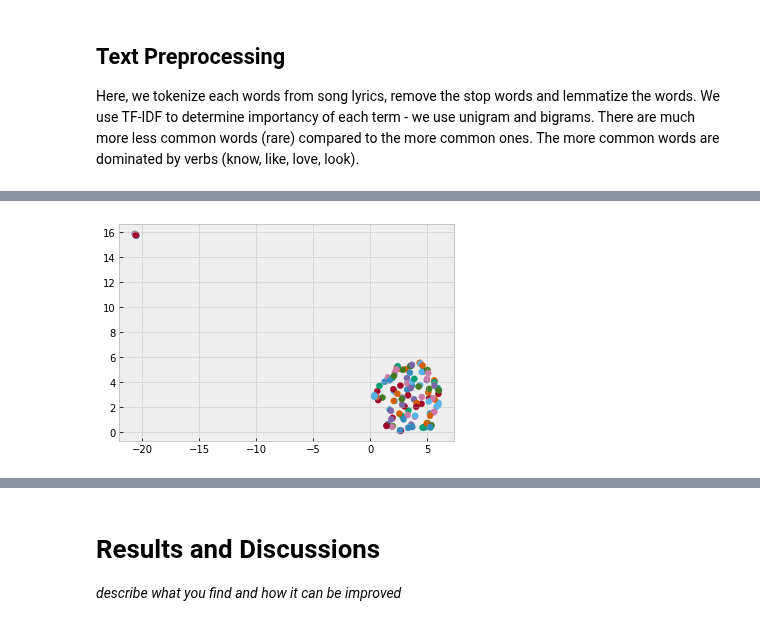
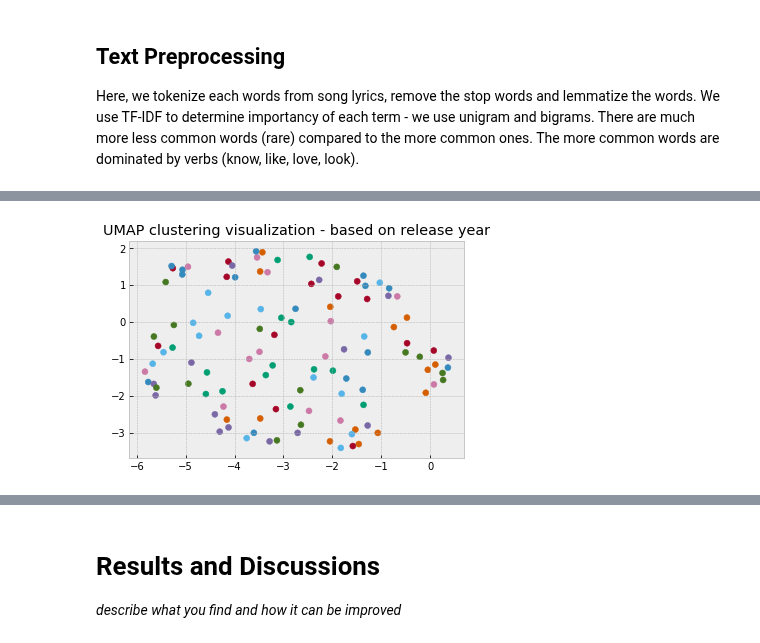
Before and after one commit to elvyna/data-analysis, a Jupyter notebook: jupyter-notebook/2018-11-12 Taylor Swift Song Lyrics.ipynb, the cells around one changed output, grey strips where cells are left out. Cells and saved outputs as stored; diff of their text form; code cells hidden in the pictures.

```diff
--- a/jupyter-notebook/2018-11-12 Taylor Swift Song Lyrics.ipynb
+++ b/jupyter-notebook/2018-11-12 Taylor Swift Song Lyrics.ipynb
@@ -215,7 +218,7 @@ After using TF-IDF, we have sparse metrics containing document-term matrix, in w
 from sklearn.decomposition import TruncatedSVD
 
 
-svd = TruncatedSVD(n_components=50, random_state=101)
+svd = TruncatedSVD(n_components=100, random_state=101)
 svd_tfidf = svd.fit_transform(vz)
 # %%
 # get number of unique tokens
@@ -255,11 +293,14 @@ use umap
 # %%
 import umap
 
 reducer = umap.UMAP(n_components=2,
                     n_neighbors=10,
                     random_state=101)
 embedding = reducer.fit_transform(tsne_tfidf)
+
+plt.scatter(embedding[:, 0], embedding[:, 1], c=[sns.color_palette()[x] for x in range(0,df_song.year.nunique())])
+
+plt.title("UMAP clustering visualization - based on release year")
+plt.show();
+# %% [output]
+[figure, added]
-# %%
-plt.scatter(embedding[:, 0], embedding[:, 1], c=[sns.color_palette()[x] for x in range(0,df_song.year.nunique())]);
-# %% [output]
-[figure, removed]
```
Also changed, not shown: parts of 27 cells of this notebook.
